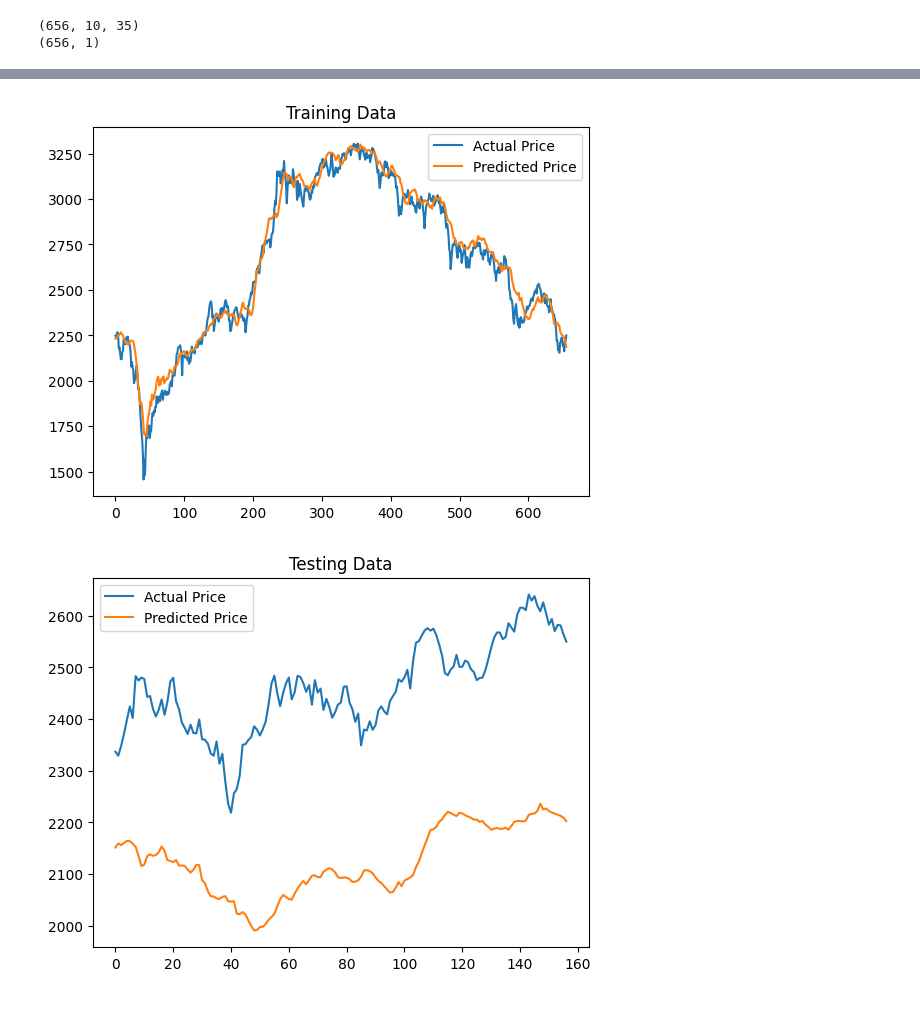
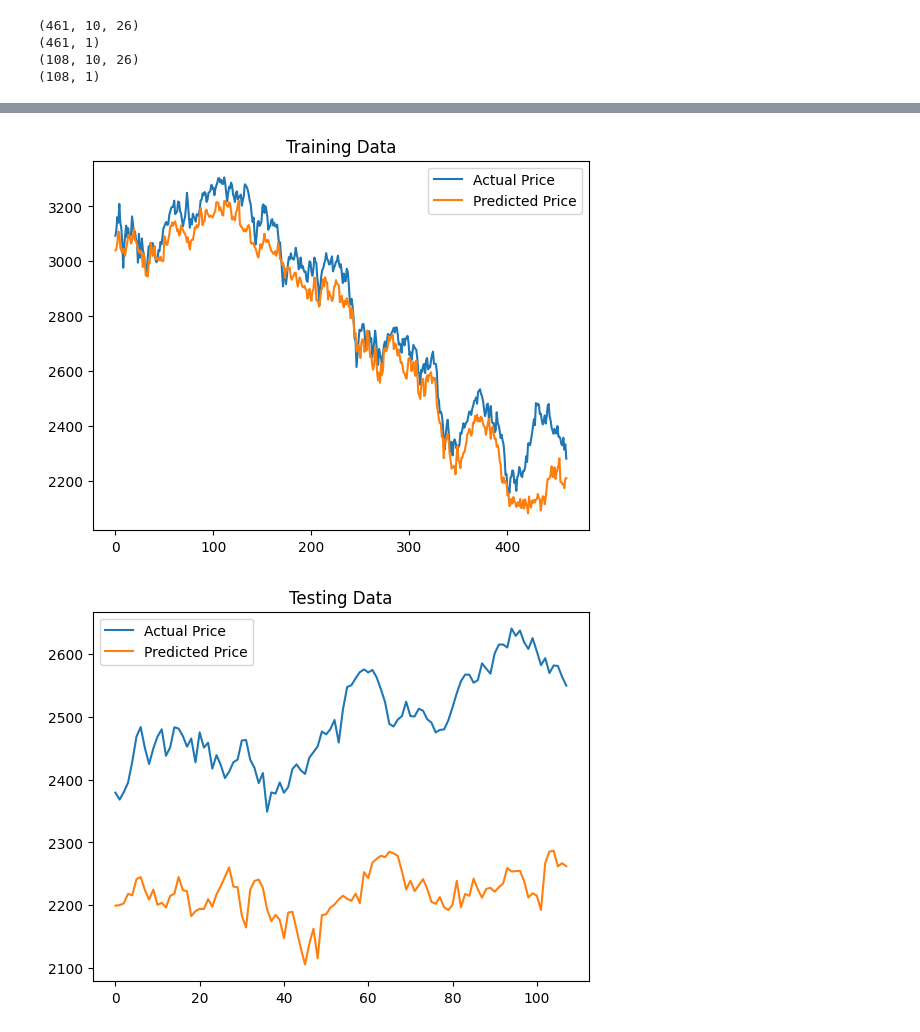
Before and after one commit to Gayeon6423/-AI-, a Jupyter notebook: LSTM.ipynb, the cells around one changed output, grey strips where cells are left out. Drawn from its saved outputs; the diff is of its cells as text; code cells hidden in the pictures.

```diff
--- a/LSTM.ipynb
+++ b/LSTM.ipynb
@@ -8,5 +8,4 @@ Mounted at /content/drive
 # %%
-
 import os
 import math
 import matplotlib.pyplot as plt
@@ -32,6 +31,7 @@ from tensorflow.keras.callbacks import EarlyStopping, ModelCheckpoint
 
 scaler = MinMaxScaler()
 
-stock_data = pd.read_csv('/content/drive/MyDrive/산업 AI 캡스톤/DATA/Preprocessing_Data/Preprocessing_Neumeric_Data/neumeric_preprocess_kospi.csv')
+stock_data = pd.read_csv('/content/drive/MyDrive/산업 AI 캡스톤/DATA/Total_Data/kospi_sen_all.csv')
+# stock_data = pd.read_csv('/content/drive/MyDrive/산업 AI 캡스톤/DATA/Stock Index Data/total_kospi.csv')
 stock_data
 # %% [output]
@@ -50,0 +71,2 @@ stock_data
+# %%
+stock_data = stock_data.dropna()
@@ -114,33 +156,36 @@ trainX, trainY = create_dataset(train_data_t, train_data, look_back)
 testX, testY = create_dataset(test_data_t,test_data, look_back)
 print(trainX.shape)
 print(trainY.shape)
+print(testX.shape)
+print(testY.shape)
 # %% [output]
-(656, 10, 35)
-(656, 1)
+(461, 10, 26)
+(461, 1)
+(108, 10, 26)
+(108, 1)
 # %%
 earlystopping = EarlyStopping(monitor='val_loss', patience=50)
 # %%
-
 # 모델 생성
 model = Sequential()
 # model.add(Bidirectional(LSTM(units=1024, activation='relu', return_sequences=True), input_shape=(trainX.shape[1], trainX.shape[2])))
 # model.add(Dropout(0.1))
 model.add(GRU(units=1024, activation='relu', return_sequences=True, input_shape=(trainX.shape[1], trainX.shape[2])))
-model.add(Dropout(0.1))
+model.add(Dropout(0.3))
 # model.add(Conv1D(filters=64, kernel_size=3, activation='relu'))
 # model.add(MaxPooling1D(pool_size=2))
 model.add(GRU(units=512, activation='relu', return_sequences=True))
-model.add(Dropout(0.1))
+model.add(Dropout(0.3))
 model.add(GRU(units=256, activation='relu', return_sequences=True))
-model.add(Dropout(0.1))
+model.add(Dropout(0.3))
 model.add(GRU(units=128, activation='relu',return_sequences=True))
-model.add(Dropout(0.1))
+model.add(Dropout(0.3))
 model.add(GRU(units=64, activation='relu',return_sequences=True))
-model.add(Dropout(0.1))
+model.add(Dropout(0.3))
 model.add(GRU(units=32, activation='relu'))
-model.add(Dropout(0.1))
+model.add(Dropout(0.3))
 # model.add(GRU(units=16, activation='relu'))
-# model.add(Dropout(0.1))
+# model.add(Dropout(0.3))
 model.add(Dense(units=1))
 model.summary()
 
@@ -164,7 +209,7 @@ history = model.fit(trainX, trainY, epochs=1000, batch_size=64,
 
 model.save_weights('./lstm_weights.h1')
 
-model.load_weights(filename)
+# model.load_weights(filename)
 
 plt.plot(history.history['loss'], label='Training loss')
 plt.plot(history.history['val_loss'], label='Validation loss')
@@ -227,5 +272,5 @@ Epoch 1000: val_loss did not improve from 3956.86890
-[figure, old version]
+[figure, new version]
-[figure, old version]
+[figure, new version]
 # %%
 # # 데이터 분할
 # train_size = int(len(data) * 0.8)
```
Also changed, not shown: parts of 11 cells of this notebook.
